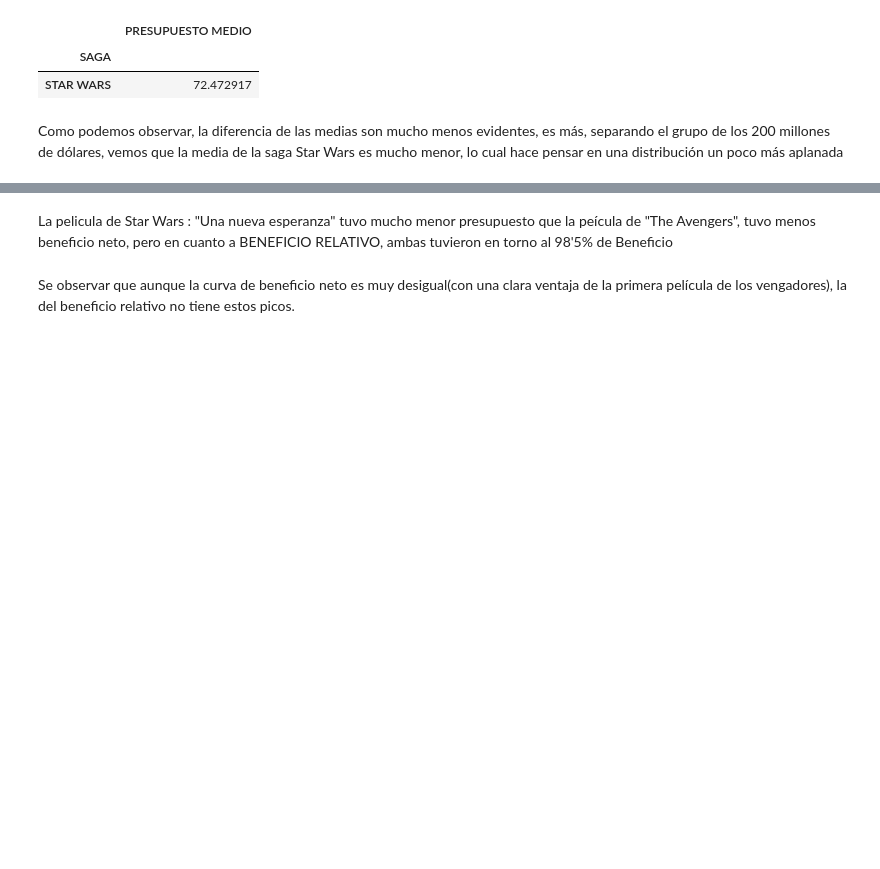
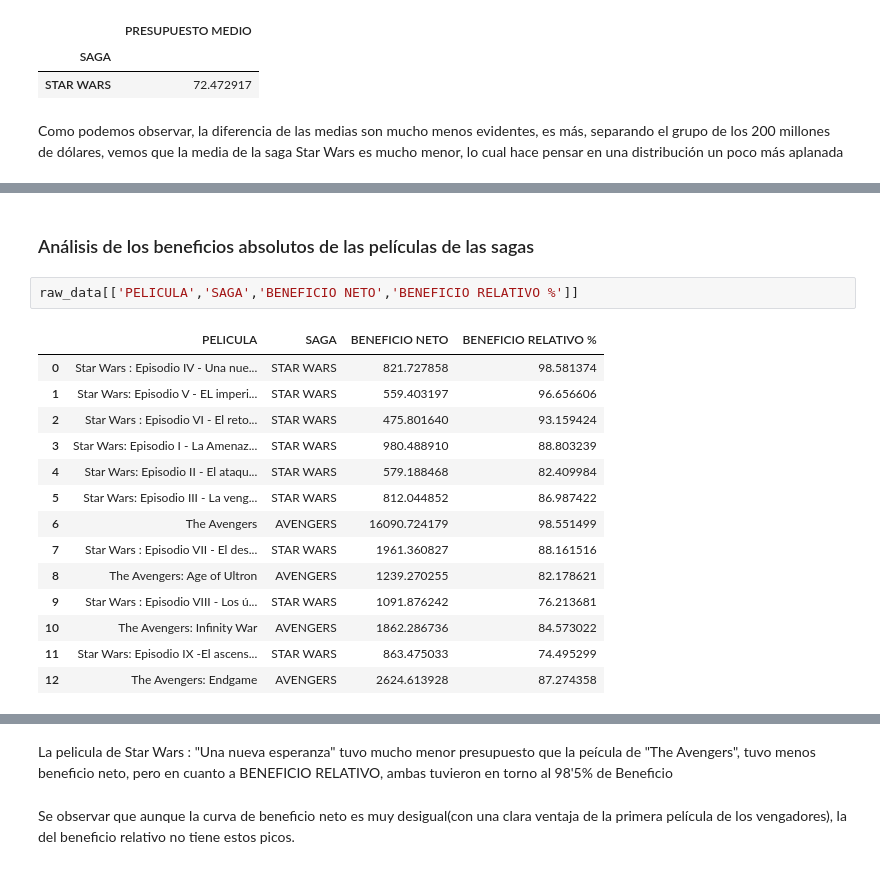
Before and after one commit to AferriDaniel/sw_vs_avengers, a Jupyter notebook: Analisis.ipynb, the cells around one changed output, grey strips where cells are left out. Saved outputs shown, nothing was run; the diff lists cells and outputs as text; blank space fills up the shorter version.

```diff
--- a/Analisis.ipynb
+++ b/Analisis.ipynb
@@ -434,0 +446,19 @@ Como podemos observar, la diferencia de las medias son mucho menos evidentes, es
+# %% [markdown]
+### Análisis de los beneficios absolutos de las películas de las sagas
+# %%
+raw_data[['PELICULA','SAGA','BENEFICIO NETO','BENEFICIO RELATIVO %']]
+# %% [output]
+|  | PELICULA | SAGA | BENEFICIO NETO | BENEFICIO RELATIVO % |
+| 0 | Star Wars : Episodio IV - Una nue... | STAR WARS | 821.727858 | 98.581374 |
+| 1 | Star Wars: Episodio V - EL imperi... | STAR WARS | 559.403197 | 96.656606 |
+| 2 | Star Wars : Episodio VI - El reto... | STAR WARS | 475.801640 | 93.159424 |
+| 3 | Star Wars: Episodio I - La Amenaz... | STAR WARS | 980.488910 | 88.803239 |
+| 4 | Star Wars: Episodio II - El ataqu... | STAR WARS | 579.188468 | 82.409984 |
+| 5 | Star Wars: Episodio III - La veng... | STAR WARS | 812.044852 | 86.987422 |
+| 6 | The Avengers | AVENGERS | 16090.724179 | 98.551499 |
+| 7 | Star Wars : Episodio VII - El des... | STAR WARS | 1961.360827 | 88.161516 |
+| 8 | The Avengers: Age of Ultron | AVENGERS | 1239.270255 | 82.178621 |
+| 9 | Star Wars : Episodio VIII - Los ú... | STAR WARS | 1091.876242 | 76.213681 |
+| 10 | The Avengers: Infinity War | AVENGERS | 1862.286736 | 84.573022 |
+| 11 | Star Wars: Episodio IX -El ascens... | STAR WARS | 863.475033 | 74.495299 |
+| 12 | The Avengers: Endgame | AVENGERS | 2624.613928 | 87.274358 |
```
Also changed, not shown: parts of 15 cells of this notebook.
